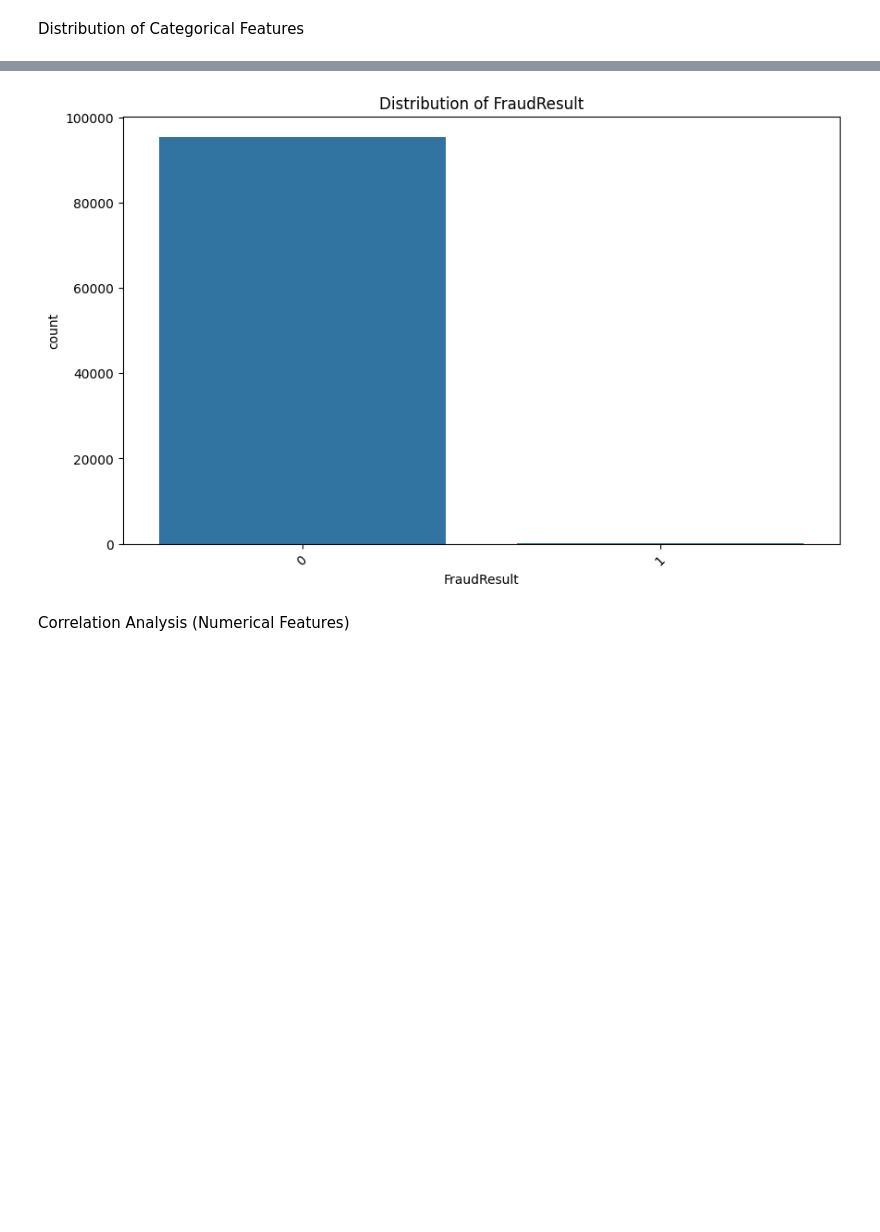
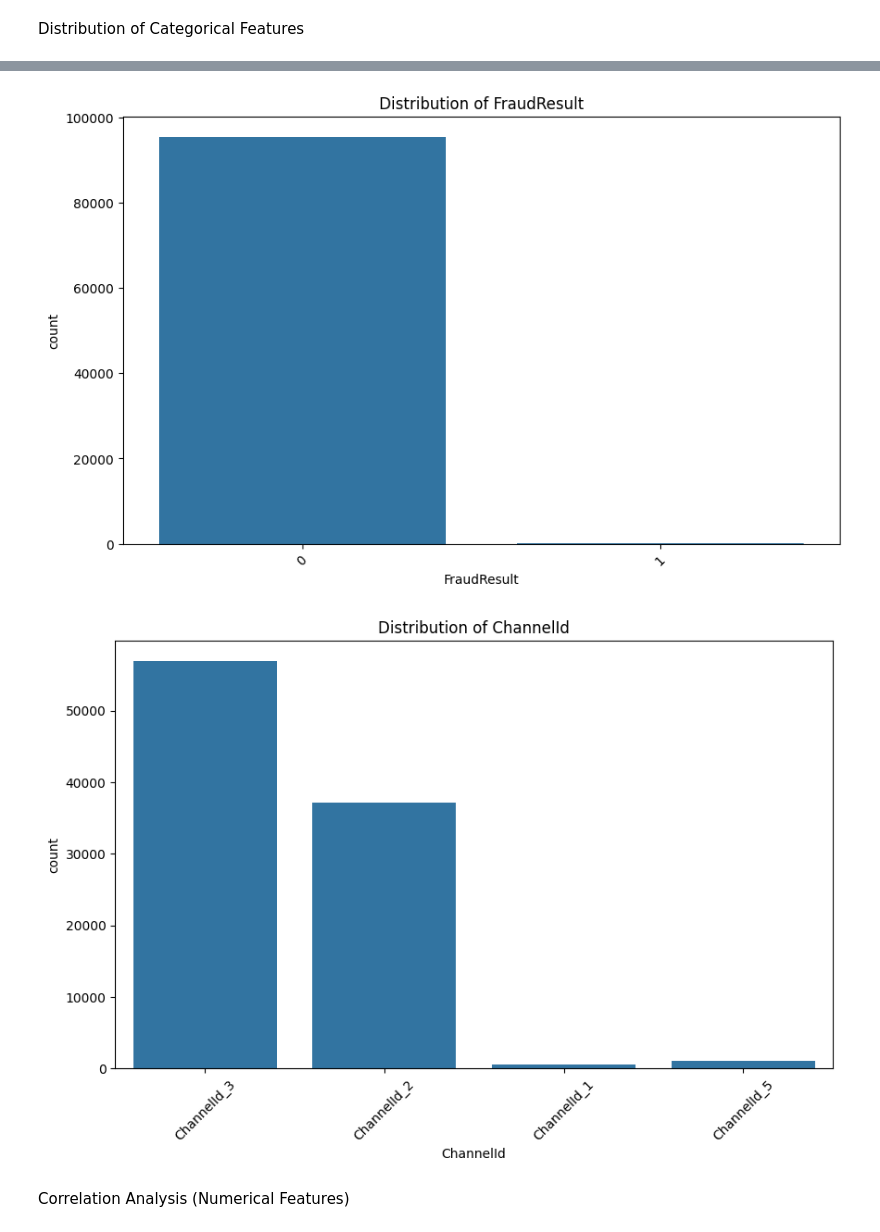
Before and after one commit to fro-su/Bati_Bank, a Jupyter notebook: notebooks/eda.ipynb, the cells around one changed output, grey strips where cells are left out. Cells and saved outputs as stored; diff of their text form; code cells hidden in the pictures; blank space fills up the shorter version.

```diff
--- a/notebooks/eda.ipynb
+++ b/notebooks/eda.ipynb
@@ -58,17 +63,18 @@ for col in numerical_columns:
 # %% [markdown]
 Distribution of Categorical Features
 # %%
-categorical_columns = ['CountryCode', 'ProductCategory', 'FraudResult']  # Add more categorical columns
+categorical_columns = ['CountryCode', 'ProductCategory', 'FraudResult', 'ChannelId']
 for col in categorical_columns:
     plt.figure(figsize=(10, 6))
     sns.countplot(data=df, x=col)
     plt.title(f'Distribution of {col}')
     plt.xticks(rotation=45)
     plt.show()
 # %% [output]
 [figure]
 [figure]
 [figure]
+[figure, added]
 # %% [markdown]
 Correlation Analysis (Numerical Features)
 # %%
```
Also changed, not shown: parts of 3 cells of this notebook.
